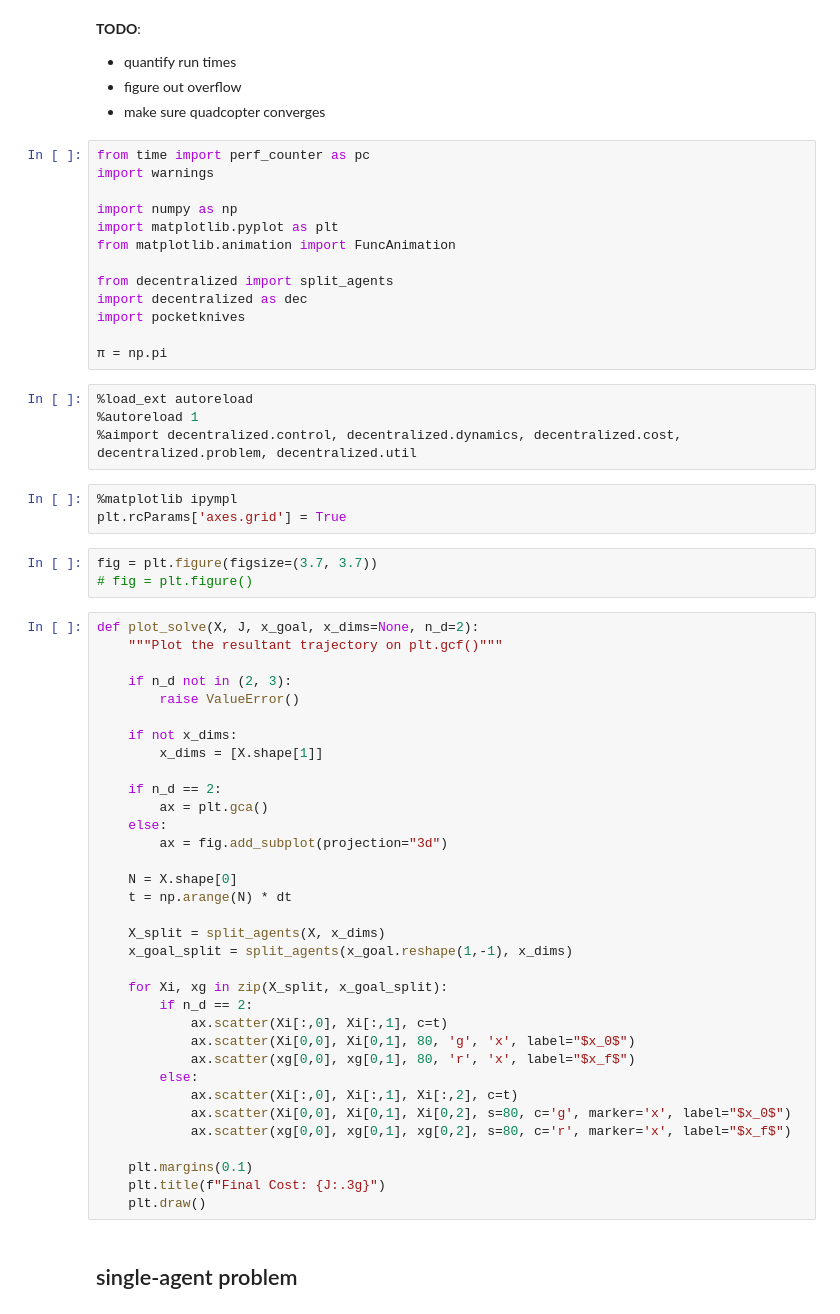
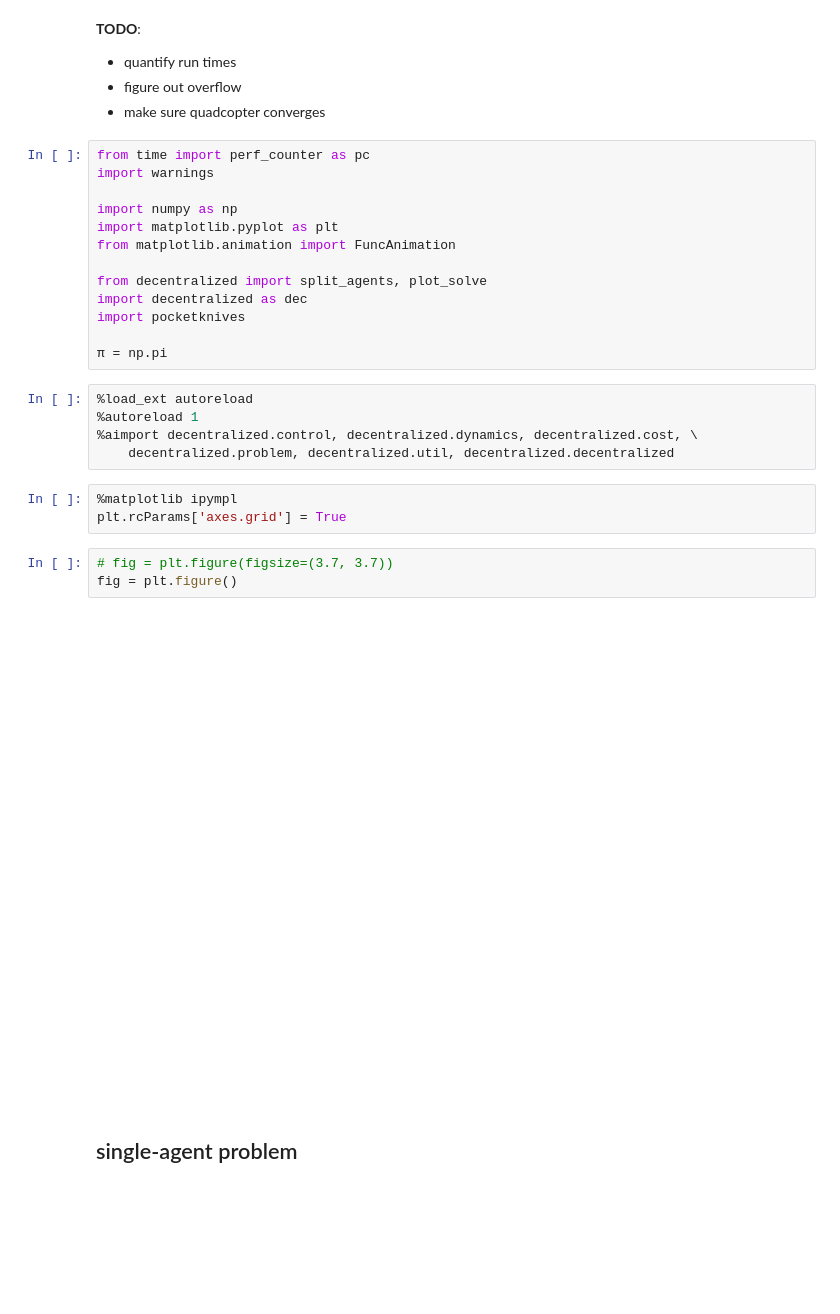
Before and after one commit to labicon/dp-ilqr, a Jupyter notebook: run/main.ipynb, the cells around one changed output. Saved outputs shown, nothing was run; the diff lists cells and outputs as text; blank space fills up the shorter version.

```diff
--- a/run/main.ipynb
+++ b/run/main.ipynb
@@ -21,7 +21,7 @@ import numpy as np
 import matplotlib.pyplot as plt
 from matplotlib.animation import FuncAnimation
 
-from decentralized import split_agents
+from decentralized import split_agents, plot_solve
 import decentralized as dec
 import pocketknives
 
@@ -29,47 +29,16 @@ import pocketknives
 # %%
 %load_ext autoreload
 %autoreload 1
-%aimport decentralized.control, decentralized.dynamics, decentralized.cost, decentralized.problem, decentralized.util
+%aimport decentralized.control, decentralized.dynamics, decentralized.cost, \
+    decentralized.problem, decentralized.util, decentralized.decentralized
 # %%
 %matplotlib ipympl
 plt.rcParams['axes.grid'] = True
 # %%
-fig = plt.figure(figsize=(3.7, 3.7))
-# fig = plt.figure()
+# fig = plt.figure(figsize=(3.7, 3.7))
+fig = plt.figure()
+# %% [output]
+[figure, added]
-# %%
-def plot_solve(X, J, x_goal, x_dims=None, n_d=2):
-    """Plot the resultant trajectory on plt.gcf()"""
-
-    if n_d not in (2, 3):
-        raise ValueError()
-
-    if not x_dims:
-        x_dims = [X.shape[1]]
-
-    if n_d == 2:
-        ax = plt.gca()
-    else:
-        ax = fig.add_subplot(projection="3d")
-
-    N = X.shape[0]
-    t = np.arange(N) * dt
-
-    X_split = split_agents(X, x_dims)
-    x_goal_split = split_agents(x_goal.reshape(1,-1), x_dims)
-
-    for Xi, xg in zip(X_split, x_goal_split):
-        if n_d == 2:
-            ax.scatter(Xi[:,0], Xi[:,1], c=t)
-            ax.scatter(Xi[0,0], Xi[0,1], 80, 'g', 'x', label="$x_0$")
-            ax.scatter(xg[0,0], xg[0,1], 80, 'r', 'x', label="$x_f$")
-        else:
-            ax.scatter(Xi[:,0], Xi[:,1], Xi[:,2], c=t)
-            ax.scatter(Xi[0,0], Xi[0,1], Xi[0,2], s=80, c='g', marker='x', label="$x_0$")
-            ax.scatter(xg[0,0], xg[0,1], xg[0,2], s=80, c='r', marker='x', label="$x_f$")
-
-    plt.margins(0.1)
-    plt.title(f"Final Cost: {J:.3g}")
-    plt.draw()
 # %% [markdown]
 ## single-agent problem
 # %%
```
Also changed, not shown: parts of 13 cells of this notebook, 1 other file.
